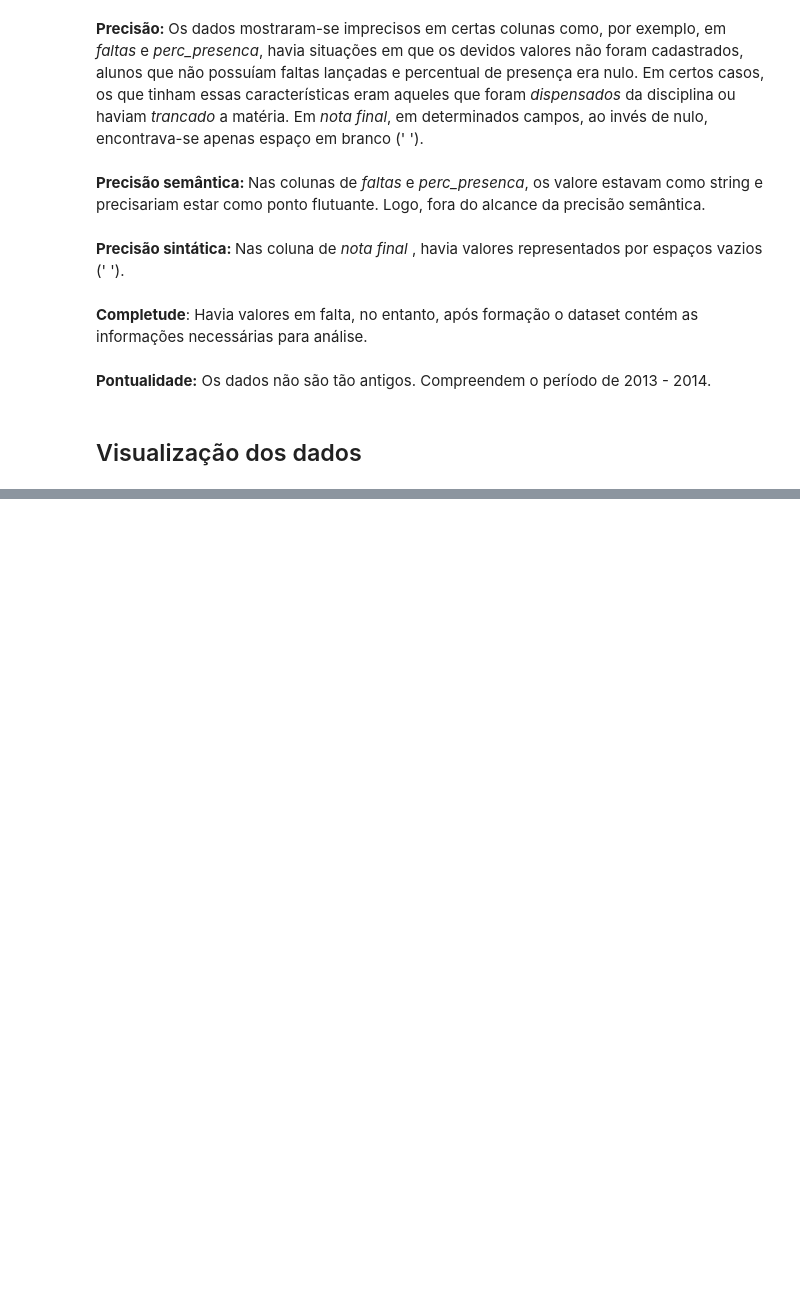
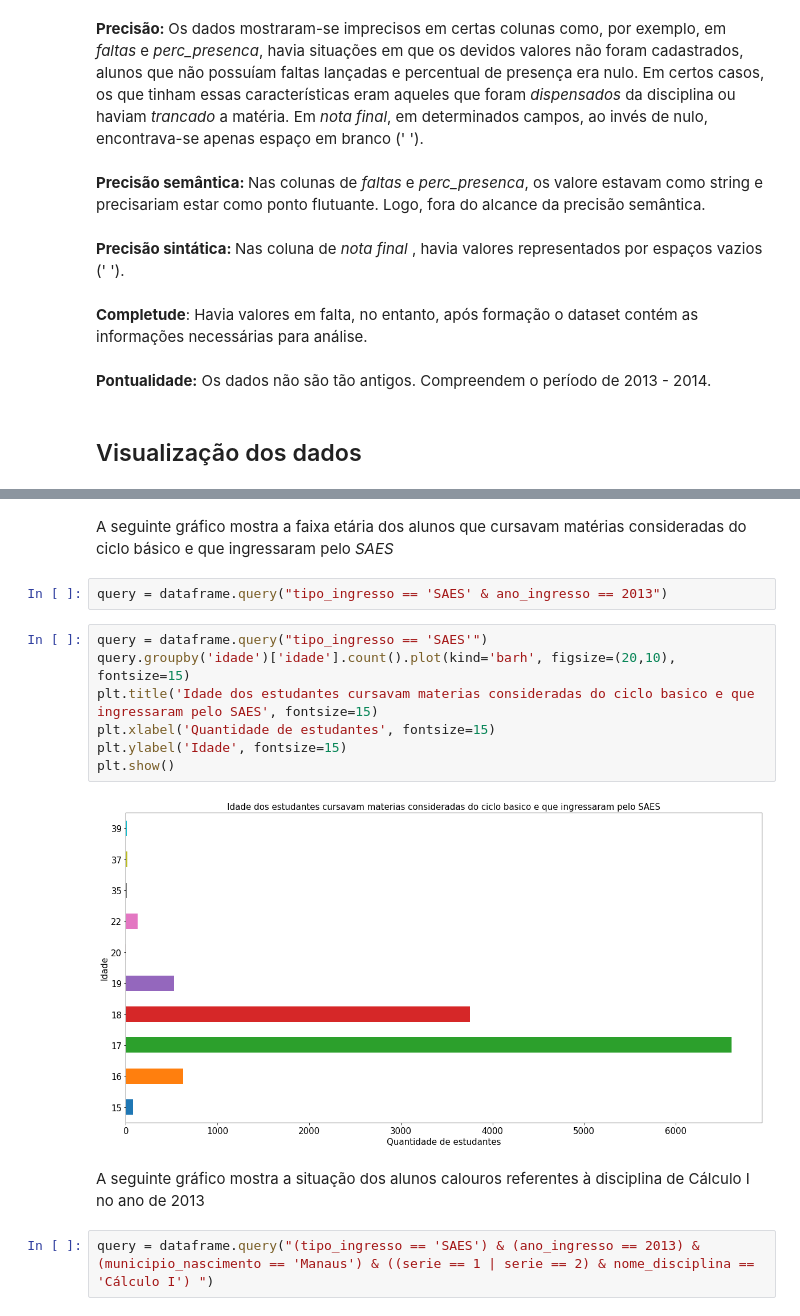
Before and after one commit to julianyraiol/analise-dados-ciclo-basico-uea, a Jupyter notebook: develop/analysis.ipynb, the cells around one changed output, grey strips where cells are left out. Drawn from its saved outputs; the diff is of its cells as text; blank space fills up the shorter version.

Commit message:
other graphics

```diff
--- a/develop/analysis.ipynb
+++ b/develop/analysis.ipynb
@@ -91,0 +93,17 @@ Length: 147, dtype: int64
+# %% [markdown]
+A seguinte gráfico mostra a faixa etária dos alunos que cursavam matérias consideradas do ciclo básico e que ingressaram pelo <i>SAES</i>
+# %%
+query = dataframe.query("tipo_ingresso == 'SAES' & ano_ingresso == 2013")
+# %%
+query = dataframe.query("tipo_ingresso == 'SAES'")
+query.groupby('idade')['idade'].count().plot(kind='barh', figsize=(20,10), fontsize=15)
+plt.title('Idade dos estudantes cursavam materias consideradas do ciclo basico e que ingressaram pelo SAES', fontsize=15)
+plt.xlabel('Quantidade de estudantes', fontsize=15)
+plt.ylabel('Idade', fontsize=15)
+plt.show()
+# %% [output]
+[figure, added]
+# %% [markdown]
+A seguinte gráfico mostra a situação dos alunos calouros referentes à disciplina de Cálculo I no ano de 2013
+# %%
+query = dataframe.query("(tipo_ingresso == 'SAES') & (ano_ingresso == 2013) & (municipio_nascimento == 'Manaus') & ((serie == 1 | serie == 2) & nome_disciplina == 'Cálculo I') ")
```
Also changed, not shown: parts of 26 cells of this notebook, 3 other files.
